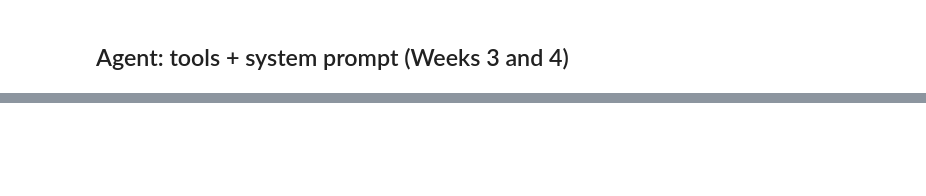
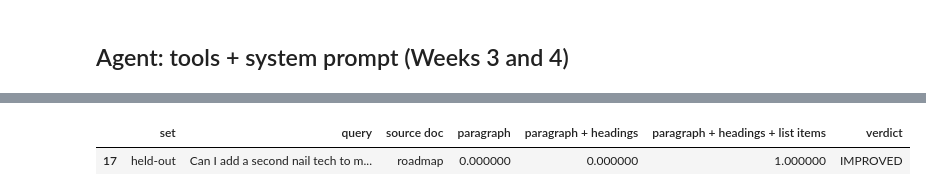
Before and after one commit to BenMillerDev/Applied-LLM-Systems, a Jupyter notebook: week-8/week8_capstone.ipynb, the cells around one changed output, grey strips where cells are left out. Drawn from its saved outputs; the diff is of its cells as text; code cells hidden in the pictures; blank space fills up the shorter version.

```diff
--- a/week-8/week8_capstone.ipynb
+++ b/week-8/week8_capstone.ipynb
@@ -42,9 +45,11 @@ TOP_K = 3         # chunks handed to the model per search_docs call
 CANDIDATE_N = 12  # chunks FAISS pulls before the cross-encoder reranks them down to TOP_K
 USE_HYDE = True   # starting values; Part 2's retrieval comparison decides the final settings
 USE_RERANK = True
+CHUNKING = 'paragraph'  # Week 5's paragraph chunking; Part 3 switches this to its fixed version
 
 # Prompt (Week 3)
 PROMPT_VERSION = 'v1'  # which prompts/assistant_<version>.md file the assistant runs with
+JUDGE_PROMPT_VERSION = 'v1'  # which prompts/judge_<version>.md file the Part 2 judge runs with
 
 # Agent loop (Week 4)
 MAX_TURNS = 6
@@ -1145,0 +2107,76 @@ for question in EXAMPLE_QUESTIONS:
+# %%
+activate_corpus(FIXED_CHUNKING)
+fixed_relevant_positions = label_relevant(FAILING_SOURCE_DOC, FAILING_FACT)
+fixed_answer_position = fixed_relevant_positions[0]
+print(f'answer chunk: "{chunks[fixed_answer_position]}"')
+print()
+show_answer_ranks(FAILING_QUESTION, fixed_answer_position)
+print()
+show_retrieved(f"the owner's question with the fix, as search_docs runs it",
+               retrieve_positions(FAILING_QUESTION, use_hyde=USE_HYDE, use_rerank=USE_RERANK),
+               fixed_relevant_positions)
+print()
+print("=" * 100)
+print()
+
+def found_at_k(retrieved_positions, source_doc, fact):
+    """1.0 if any retrieved chunk is labeled relevant for this fact, else 0.0."""
+    relevant_positions = label_relevant(source_doc, fact)
+    for position in retrieved_positions:
+        if position in relevant_positions:
+            return 1.0
+    return 0.0
+
+
+def build_chunking_comparison(questions, chunking_names, baseline_name, fixed_name):
+    """One row per question, found@3 under each chunking, and a verdict for fixed vs. baseline."""
+    table_rows = []
+    for question_set, query, fact, source_doc in questions:
+        table_rows.append({'set': question_set, 'query': query, 'source doc': source_doc})
+
+    starting_chunking = CHUNKING
+    for chunking_name in chunking_names:
+        activate_corpus(chunking_name)
+        for row, (question_set, query, fact, source_doc) in zip(table_rows, questions):
+            retrieved_positions = retrieve_positions(query, use_hyde=USE_HYDE, use_rerank=USE_RERANK)
+            row[chunking_name] = found_at_k(retrieved_positions, source_doc, fact)
+    activate_corpus(starting_chunking)  # leave the pipeline where it was
+
+    for row in table_rows:
+        if row[fixed_name] > row[baseline_name]:
+            row['verdict'] = 'IMPROVED'
+        elif row[fixed_name] < row[baseline_name]:
+            row['verdict'] = 'REGRESSED'
+        else:
+            row['verdict'] = 'consistent'
+    return pd.DataFrame(table_rows)
+
+
+def highlight_changed_rows(row):
+    # flags the questions where the fix changed the outcome so the tradeoff
+    # is visible at a glance instead of requiring a manual side-by-side read
+    if row['verdict'] == 'consistent':
+        return [''] * len(row)
+    color = 'lightgreen' if row['verdict'] == 'IMPROVED' else 'lightcoral'
+    return [f'background-color: {color}'] * len(row)
+
+
+comparison_questions = []
+for query, fact, source_doc in WEEK5_QUESTIONS:
+    comparison_questions.append(('Week 5', query, fact, source_doc))
+for query, fact, source_doc in held_out_retrieval_questions:
+    comparison_questions.append(('held-out', query, fact, source_doc))
+
+chunking_comparison = build_chunking_comparison(
+    comparison_questions, list(CHUNKING_FUNCTIONS), baseline_name='paragraph', fixed_name=FIXED_CHUNKING)
+
+print(f'found@{TOP_K} (mean over {len(comparison_questions)} questions, with HyDE={USE_HYDE}, rerank={USE_RERANK}):')
+for chunking_name in CHUNKING_FUNCTIONS:
+    print(f'  {chunking_name:34s} {chunking_comparison[chunking_name].mean():.2f}')
+
+# only the questions the fix changed; the full table stays in chunking_comparison
+changed_rows = chunking_comparison[chunking_comparison['verdict'] != 'consistent']
+print(f'{len(changed_rows)} of {len(chunking_comparison)} questions changed with the fix; '
+      f'the other {len(chunking_comparison) - len(changed_rows)} are the same under every chunking')
+changed_rows.style.apply(highlight_changed_rows, axis=1)
+# %% [output]
@@ -1145,0 +2200,2 @@ for question in EXAMPLE_QUESTIONS:
+|  | set | query | source doc | paragraph | paragraph + headings | paragraph + headings + list items | verdict |
+| 17 | held-out | Can I add a second nail tech to m... | roadmap | 0.000000 | 0.000000 | 1.000000 | IMPROVED |
```
Also changed, not shown: parts of 79 cells of this notebook.
